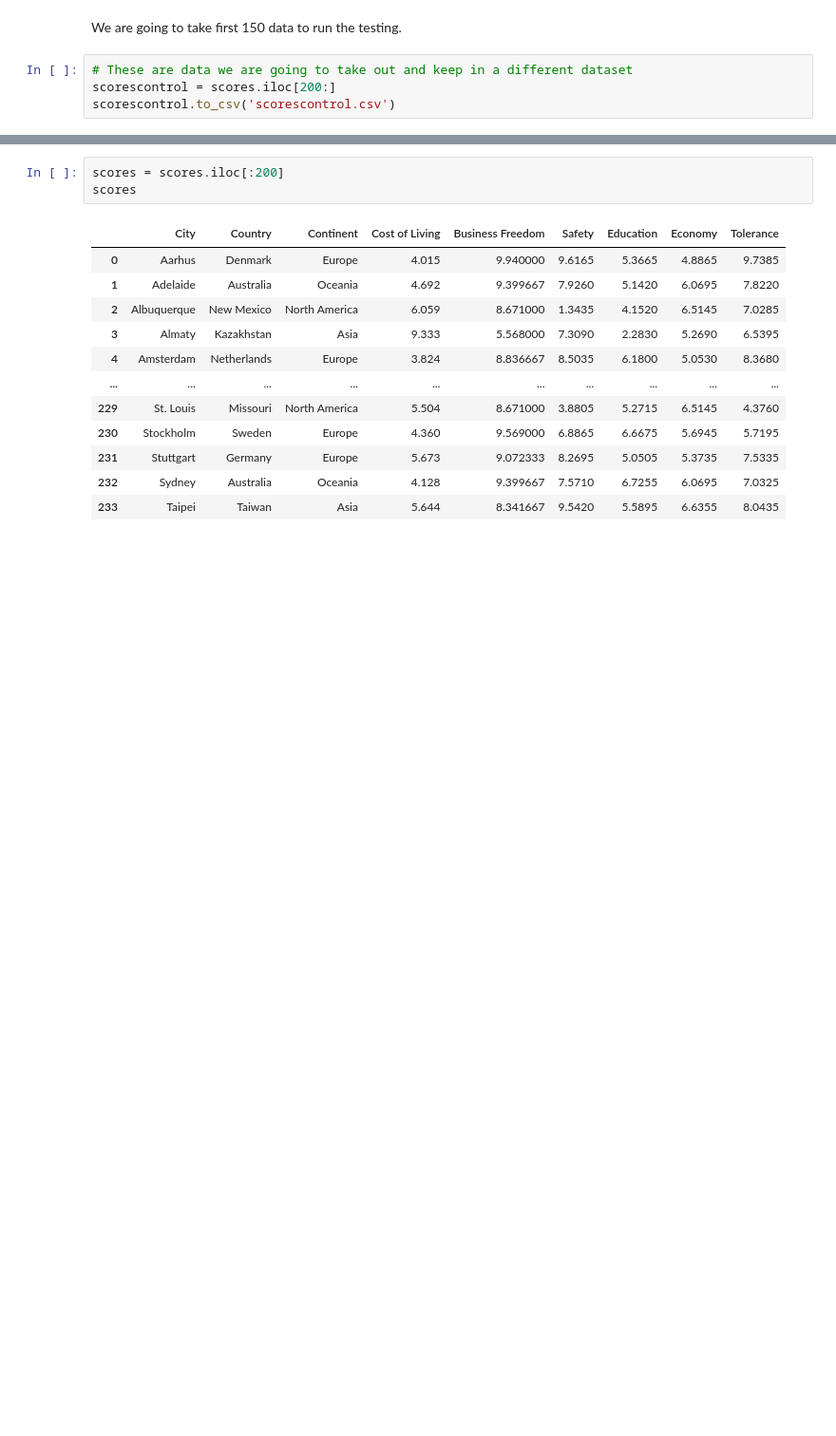
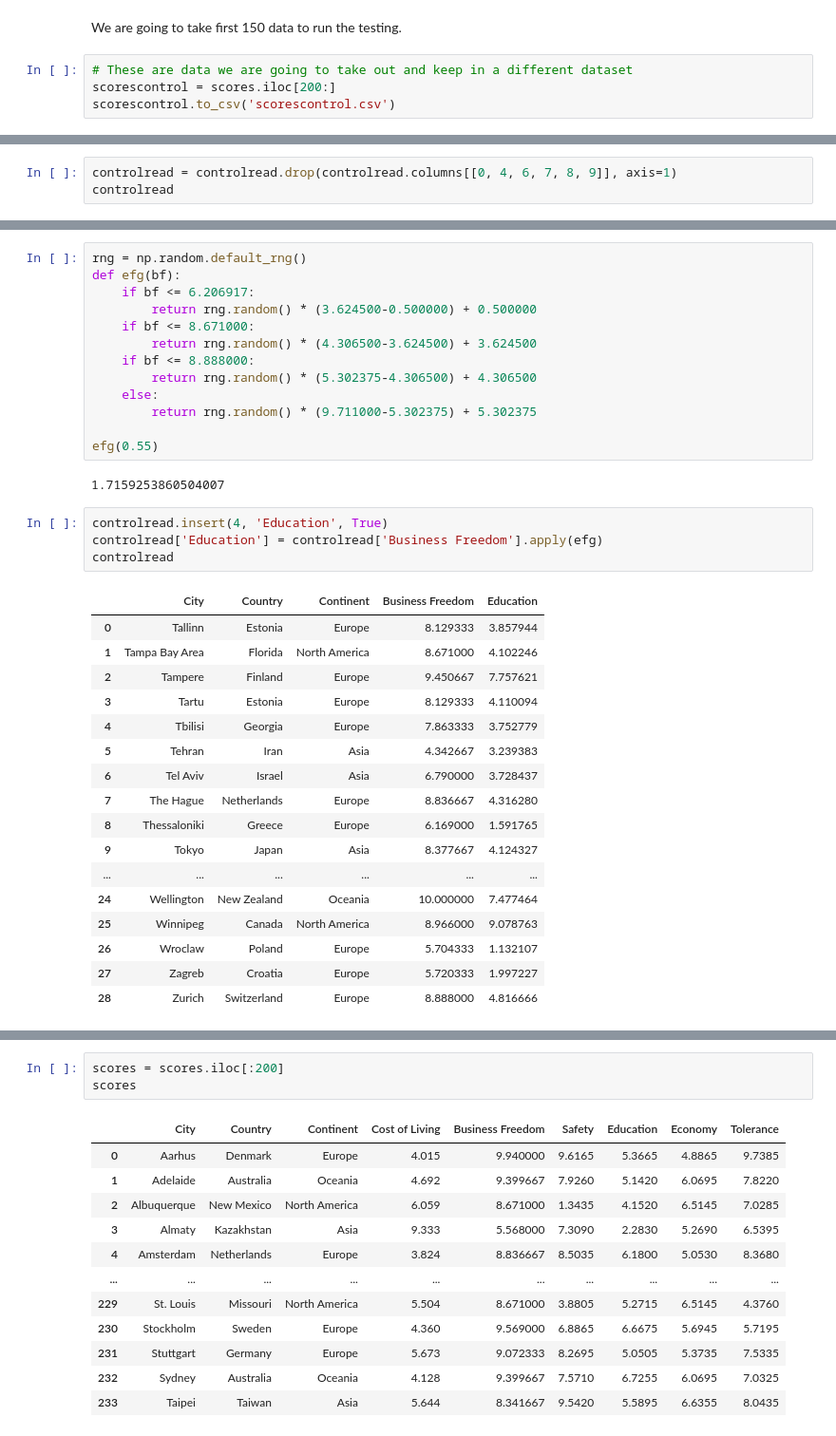
Before and after one commit to Tanja888/PfDA_Assignment, a Jupyter notebook: PfDA_Project1.ipynb, the cells around one changed output, grey strips where cells are left out. Shown at 95% size. Cells and saved outputs as stored; diff of their text form; blank space fills up the shorter version.

```diff
--- a/PfDA_Project1.ipynb
+++ b/PfDA_Project1.ipynb
@@ -150,0 +173,3 @@ scorescontrol.to_csv('scorescontrol.csv')
+# %%
+controlread = controlread.drop(controlread.columns[[0, 4, 6, 7, 8, 9]], axis=1)
+controlread
@@ -150,0 +194,37 @@ scorescontrol.to_csv('scorescontrol.csv')
+# %%
+rng = np.random.default_rng()
+def efg(bf):
+    if bf <= 6.206917:
+        return rng.random() * (3.624500-0.500000) + 0.500000
+    if bf <= 8.671000:
+        return rng.random() * (4.306500-3.624500) + 3.624500
+    if bf <= 8.888000:
+        return rng.random() * (5.302375-4.306500) + 4.306500
+    else:
+        return rng.random() * (9.711000-5.302375) + 5.302375
+
+efg(0.55)
+# %% [output]
+1.7159253860504007
+# %%
+controlread.insert(4, 'Education', True)
+controlread['Education'] = controlread['Business Freedom'].apply(efg)
+controlread
+# %% [output]
+|  | City | Country | Continent | Business Freedom | Education |
+| 0 | Tallinn | Estonia | Europe | 8.129333 | 3.857944 |
+| 1 | Tampa Bay Area | Florida | North America | 8.671000 | 4.102246 |
+| 2 | Tampere | Finland | Europe | 9.450667 | 7.757621 |
+| 3 | Tartu | Estonia | Europe | 8.129333 | 4.110094 |
+| 4 | Tbilisi | Georgia | Europe | 7.863333 | 3.752779 |
+| 5 | Tehran | Iran | Asia | 4.342667 | 3.239383 |
+| 6 | Tel Aviv | Israel | Asia | 6.790000 | 3.728437 |
+| 7 | The Hague | Netherlands | Europe | 8.836667 | 4.316280 |
+| 8 | Thessaloniki | Greece | Europe | 6.169000 | 1.591765 |
+| 9 | Tokyo | Japan | Asia | 8.377667 | 4.124327 |
+| ... | ... | ... | ... | ... | ... |
+| 24 | Wellington | New Zealand | Oceania | 10.000000 | 7.477464 |
+| 25 | Winnipeg | Canada | North America | 8.966000 | 9.078763 |
+| 26 | Wroclaw | Poland | Europe | 5.704333 | 1.132107 |
+| 27 | Zagreb | Croatia | Europe | 5.720333 | 1.997227 |
+| 28 | Zurich | Switzerland | Europe | 8.888000 | 4.816666 |
```
Also changed, not shown: parts of 14 cells of this notebook, 2 other files.
